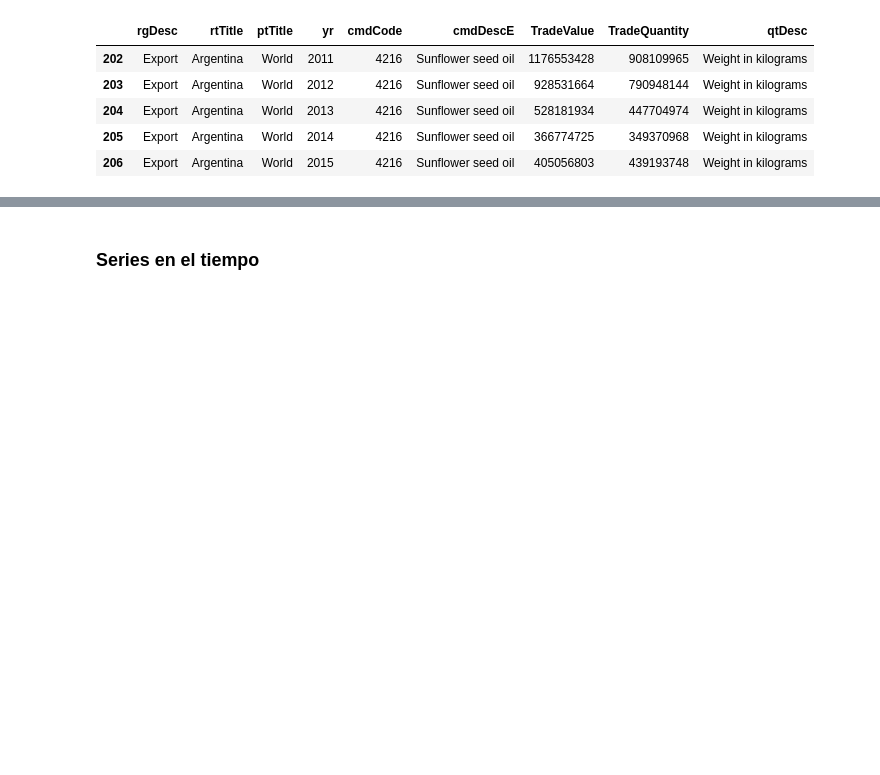
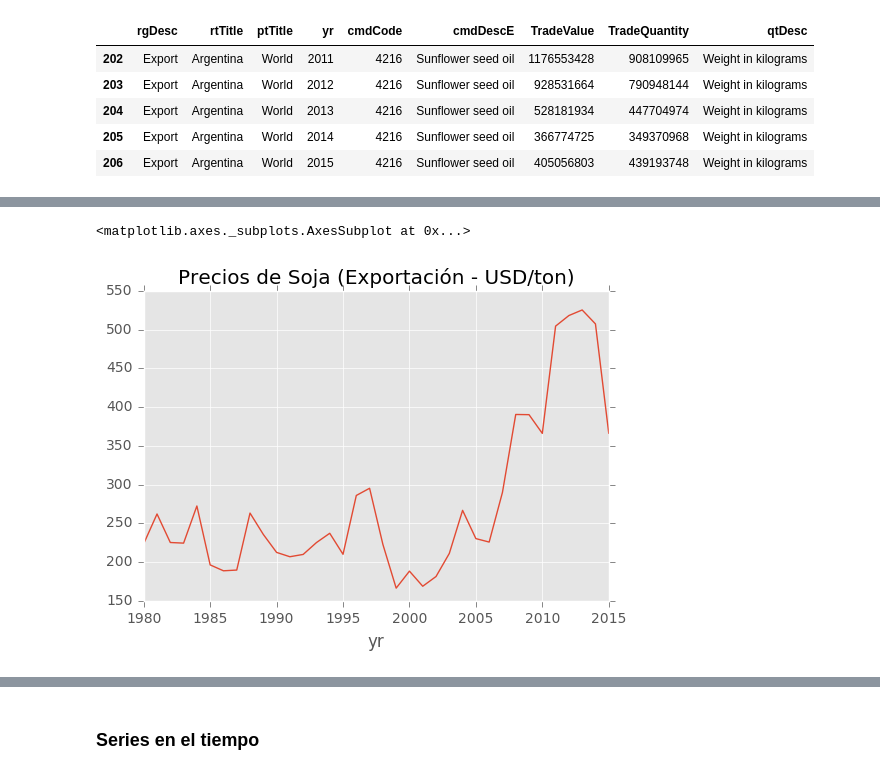
Before and after one commit to datosgobar/taller-analisis-datos-101, a Jupyter notebook: 2 - Análisis de datos agrícolas.ipynb, the cells around one changed output, grey strips where cells are left out. Drawn from its saved outputs; the diff is of its cells as text; code cells hidden in the pictures; blank space fills up the shorter version.

```diff
--- a/2 - Análisis de datos agrícolas.ipynb
+++ b/2 - Análisis de datos agrícolas.ipynb
@@ -170,0 +166,5 @@ precios_girasol[precios_girasol.index >= 1980].plot.line()
+# %%
+df_precios.Soja[df_precios.Soja.index >= 1980].plot.line(title="Precios de Soja (Exportación - USD/ton)")
+# %% [output]
+<matplotlib.axes._subplots.AxesSubplot at 0x...>
+[figure, added]
```
Also changed, not shown: parts of 43 cells of this notebook, 1 other file.
